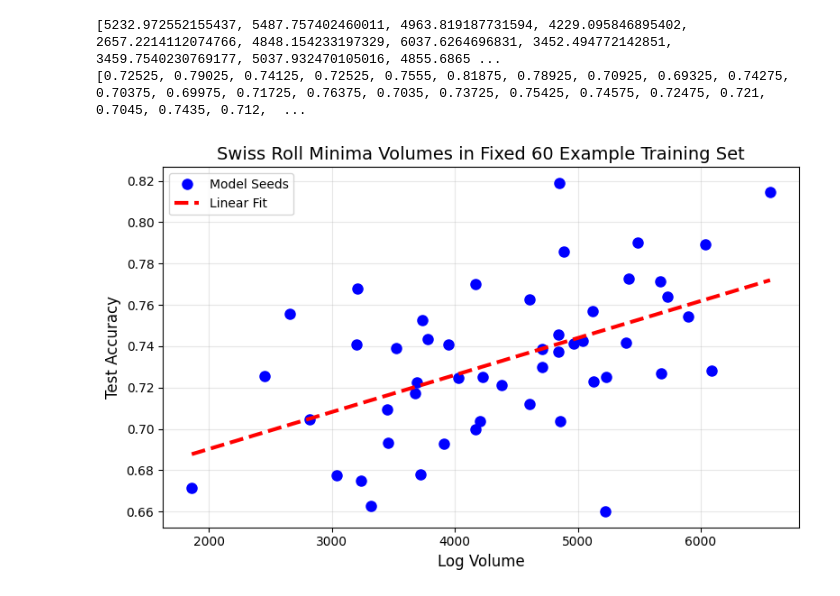
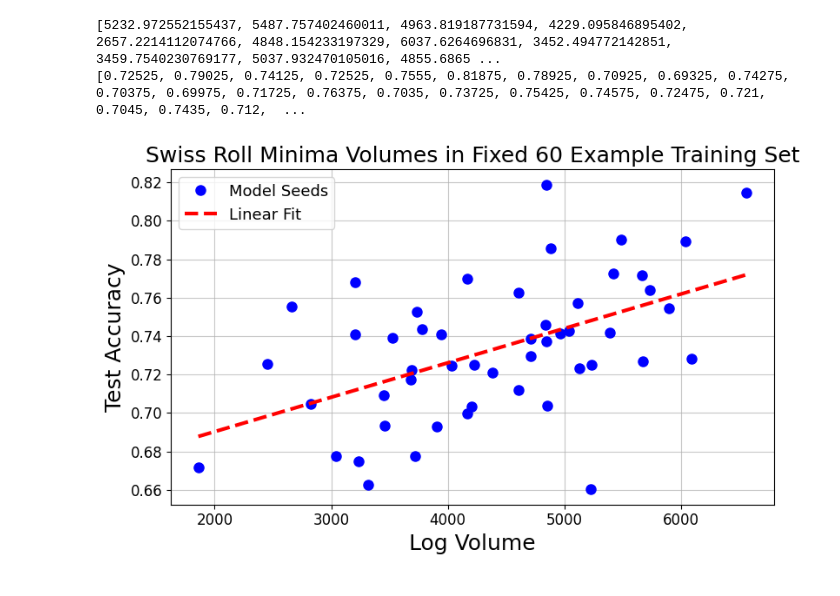
Before and after one commit to rfangit/minima-volume-project, a Jupyter notebook: swiss roll/example - fixed data/analyze_bryce_experiments_data.ipynb, the cells around one changed output. Cells and saved outputs as stored; diff of their text form; code cells hidden in the pictures.

Commit message:
Polished plots

```diff
--- a/swiss roll/example - fixed data/analyze_bryce_experiments_data.ipynb
+++ b/swiss roll/example - fixed data/analyze_bryce_experiments_data.ipynb
@@ -92,21 +92,23 @@ print(all_test_acc_list)
 # %%
 from minima_volume.volume_funcs import plot_pair_metrics
 
 
 plot_pair_metrics(
     # metric1_values=all_test_loss_list,
     metric1_values=all_log_rn_list,
     metric2_values=all_test_acc_list,
     # metric2_values=all_log_rn_list,
     # xlabel="Test Loss",
     xlabel="Log Volume",
     ylabel="Test Accuracy",
     # ylabel="Log Volume",
     title="Swiss Roll Minima Volumes in Fixed 60 Example Training Set",
     display=True,
     connect_dots=False,
     label='Model Seeds',
-    show_best_fit=True
+    show_best_fit=True,
+    xlabel_size=18, ylabel_size=18, title_size=18, legend_size = 13,
+    alpha=0.7
 )
 # %% [output]
-[figure, old version]
+[figure, new version]
```
Also changed, not shown: 2 other files.
